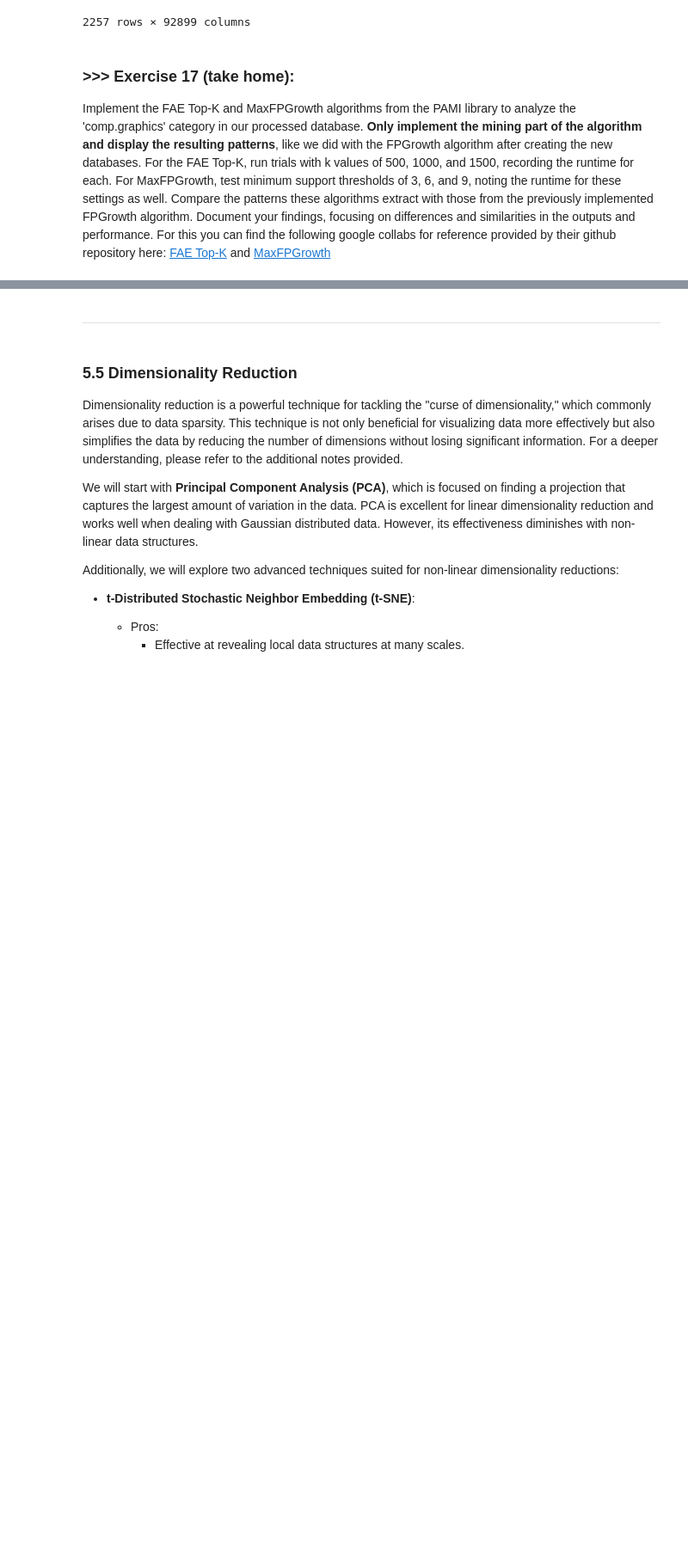
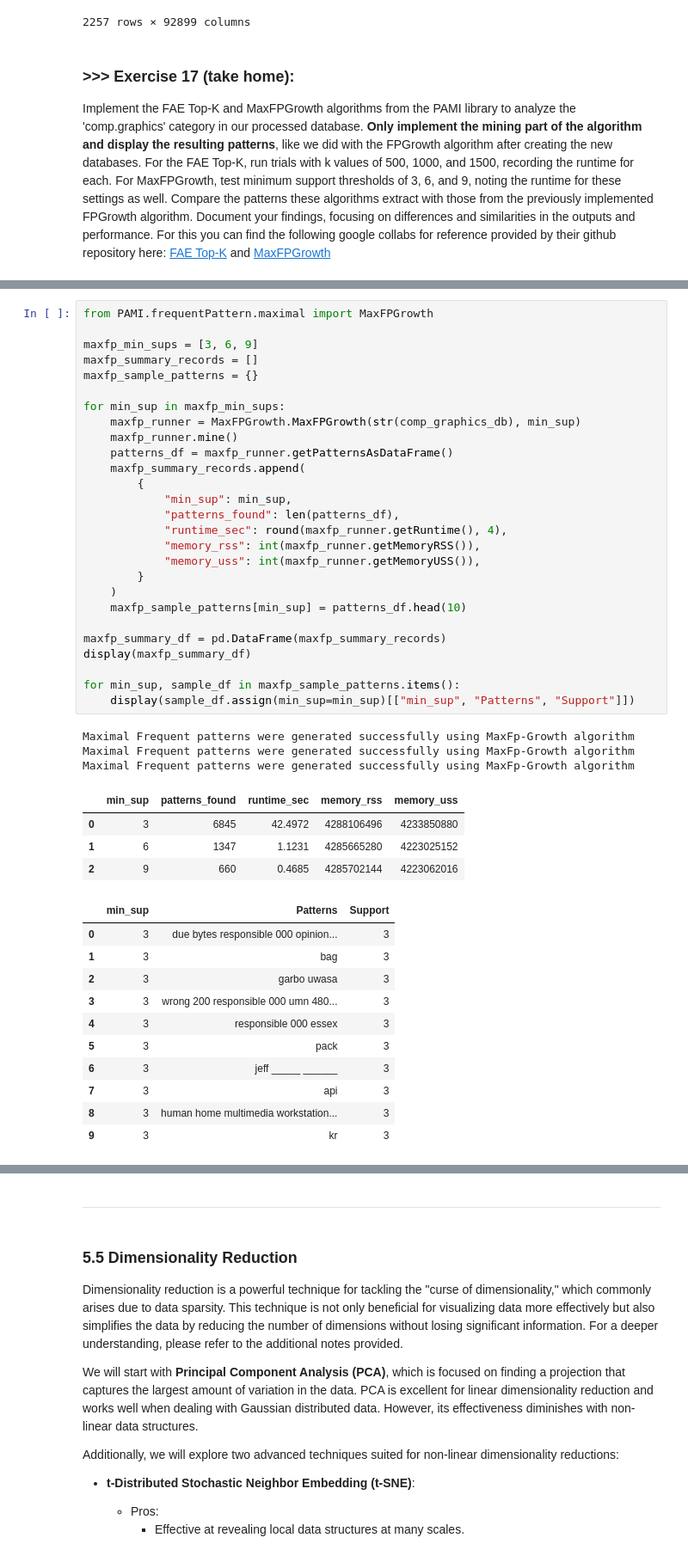
Before and after one commit to David-OliverM/DM2025-Lab1-Exercise, a Jupyter notebook: DM2025-Lab1-Master.ipynb, the cells around one changed output, grey strips where cells are left out. Shown at 86% size. Saved outputs shown, nothing was run; the diff lists cells and outputs as text; blank space fills up the shorter version.

```diff
--- a/DM2025-Lab1-Master.ipynb
+++ b/DM2025-Lab1-Master.ipynb
@@ -2035,0 +2141,46 @@ Implement the FAE Top-K and MaxFPGrowth algorithms from the PAMI library to anal
+# %%
+from PAMI.frequentPattern.maximal import MaxFPGrowth
+
+maxfp_min_sups = [3, 6, 9]
+maxfp_summary_records = []
+maxfp_sample_patterns = {}
+
+for min_sup in maxfp_min_sups:
+    maxfp_runner = MaxFPGrowth.MaxFPGrowth(str(comp_graphics_db), min_sup)
+    maxfp_runner.mine()
+    patterns_df = maxfp_runner.getPatternsAsDataFrame()
+    maxfp_summary_records.append(
+        {
+            "min_sup": min_sup,
+            "patterns_found": len(patterns_df),
+            "runtime_sec": round(maxfp_runner.getRuntime(), 4),
+            "memory_rss": int(maxfp_runner.getMemoryRSS()),
+            "memory_uss": int(maxfp_runner.getMemoryUSS()),
+        }
+    )
+    maxfp_sample_patterns[min_sup] = patterns_df.head(10)
+
+maxfp_summary_df = pd.DataFrame(maxfp_summary_records)
+display(maxfp_summary_df)
+
+for min_sup, sample_df in maxfp_sample_patterns.items():
+    display(sample_df.assign(min_sup=min_sup)[["min_sup", "Patterns", "Support"]])
+# %% [output]
+Maximal Frequent patterns were generated successfully using MaxFp-Growth algorithm
+Maximal Frequent patterns were generated successfully using MaxFp-Growth algorithm
+Maximal Frequent patterns were generated successfully using MaxFp-Growth algorithm
+|  | min_sup | patterns_found | runtime_sec | memory_rss | memory_uss |
+| 0 | 3 | 6845 | 42.4972 | 4288106496 | 4233850880 |
+| 1 | 6 | 1347 | 1.1231 | 4285665280 | 4223025152 |
+| 2 | 9 | 660 | 0.4685 | 4285702144 | 4223062016 |
+|  | min_sup | Patterns | Support |
+| 0 | 3 | due bytes responsible 000 opinion... | 3 |
+| 1 | 3 | bag | 3 |
+| 2 | 3 | garbo uwasa | 3 |
+| 3 | 3 | wrong 200 responsible 000 umn 480... | 3 |
+| 4 | 3 | responsible 000 essex | 3 |
+| 5 | 3 | pack | 3 |
+| 6 | 3 | jeff _____ ______ | 3 |
+| 7 | 3 | api | 3 |
+| 8 | 3 | human home multimedia workstation... | 3 |
+| 9 | 3 | kr | 3 |
```
Also changed, not shown: parts of 22 cells of this notebook, 1 other file.
